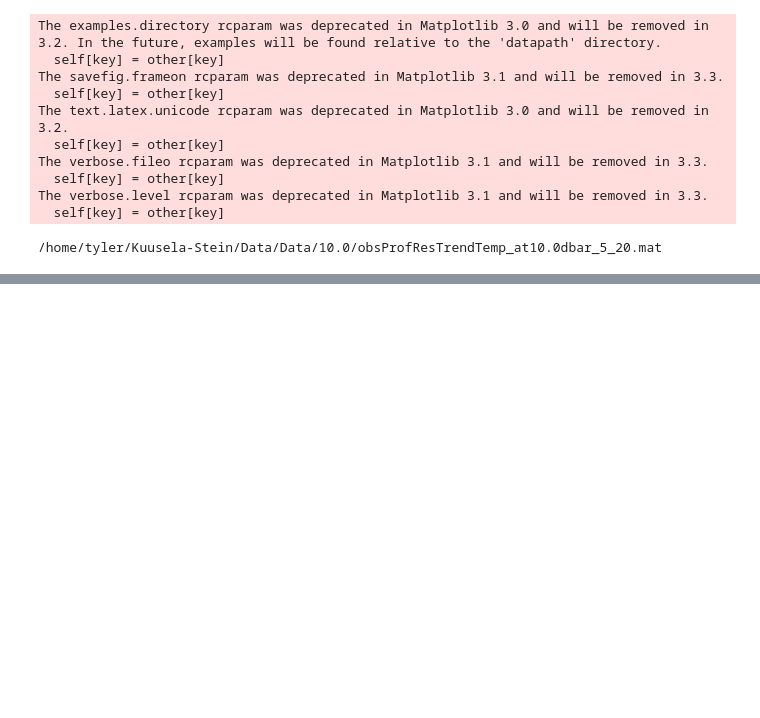
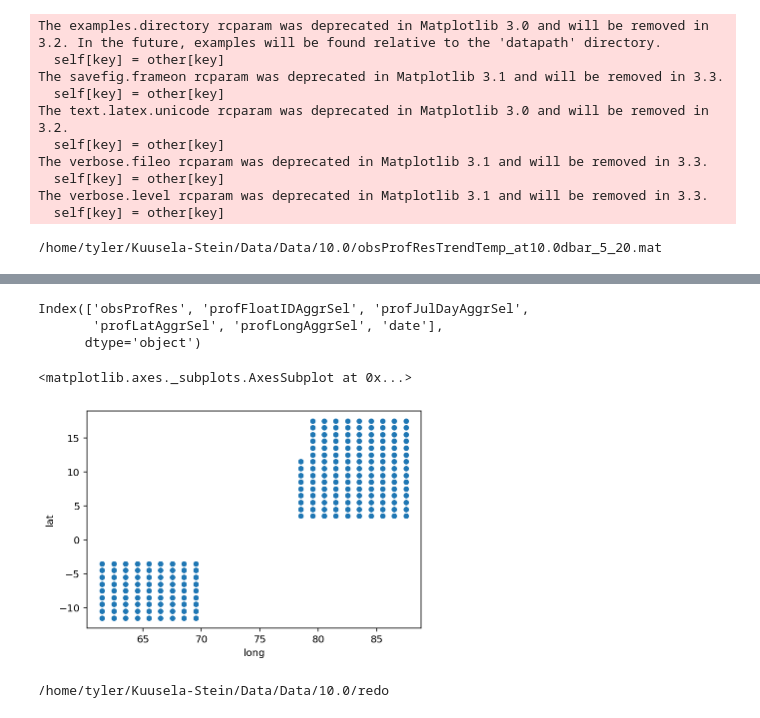
Before and after one commit to tylertucker202/argo-database, a Jupyter notebook: gridding/find-and-filter-outliers.ipynb, the cells around one changed output, grey strips where cells are left out. Saved outputs shown, nothing was run; the diff lists cells and outputs as text; code cells hidden in the pictures; blank space fills up the shorter version.

```diff
--- a/gridding/find-and-filter-outliers.ipynb
+++ b/gridding/find-and-filter-outliers.ipynb
@@ -147,0 +178,10 @@ for profile_id, df in selectionDf.groupby('profile_id'):
+# %%
+print(matDf.columns)
+drop_set = {'2902100_104 ', '2902108_68 ', '5901884_302',
+            '6901002_100 ', '6901002_101 ','6901002_102 ',
+            '6901002_103 ', '6901002_126 ', '6901740_127 '}
+dropDf = matDf[matDf['profFloatIDAggrSel'].isin(drop_set)]
+# %% [output]
+Index(['obsProfRes', 'profFloatIDAggrSel', 'profJulDayAggrSel',
+       'profLatAggrSel', 'profLongAggrSel', 'date'],
+      dtype='object')
@@ -147,0 +191,28 @@ for profile_id, df in selectionDf.groupby('profile_id'):
+# %%
+gridDf = pd.DataFrame()
+gridDf['lat'] = latGrid.flatten('F')
+gridDf['long'] = longGrid.flatten('F')
+gridDf.index = gridDf.index + 1
+# %%
+round_half = lambda x:  np.round(x-0.5)+0.5;
+
+def make_redo_df(dropDf):
+    redoDf = pd.DataFrame()
+
+    for idx, row in dropDf.iterrows():
+        lat = round_half(row.profLatAggrSel)
+        long = round_half(row.profLongAggrSel)
+        latBool = (gridDf['lat'] > lat - 5) & (gridDf['lat'] < lat + 5)
+        longBool = (gridDf['long'] > long - 5) & (gridDf['long'] < long + 5)
+
+        redoPoints = gridDf[latBool & longBool]
+        redoDf = pd.concat([redoDf, redoPoints], axis=0, sort=False)
+    redoDf = redoDf.drop_duplicates(keep='first')
+    return redoDf
+
+redoDf = make_redo_df(dropDf)
+# %%
+redoDf.plot(kind='scatter', x='long', y='lat')
+# %% [output]
+<matplotlib.axes._subplots.AxesSubplot at 0x...>
+[figure, added]
@@ -147,0 +231,4 @@ for profile_id, df in selectionDf.groupby('profile_id'):
+# %%
+save_drop_mat(dropDf, redoDf, file)
+# %% [output]
+/home/tyler/Kuusela-Stein/Data/Data/10.0/redo
```
Also changed, not shown: parts of 13 cells of this notebook, 1 other file.
